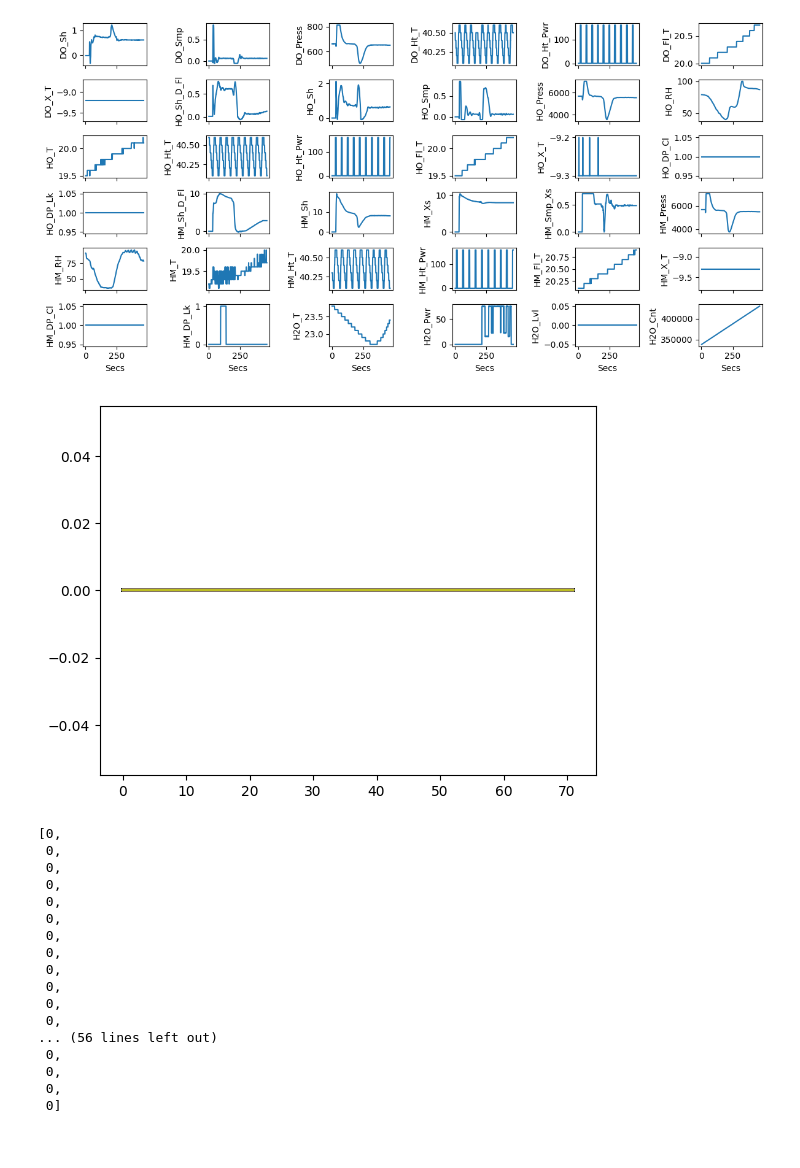
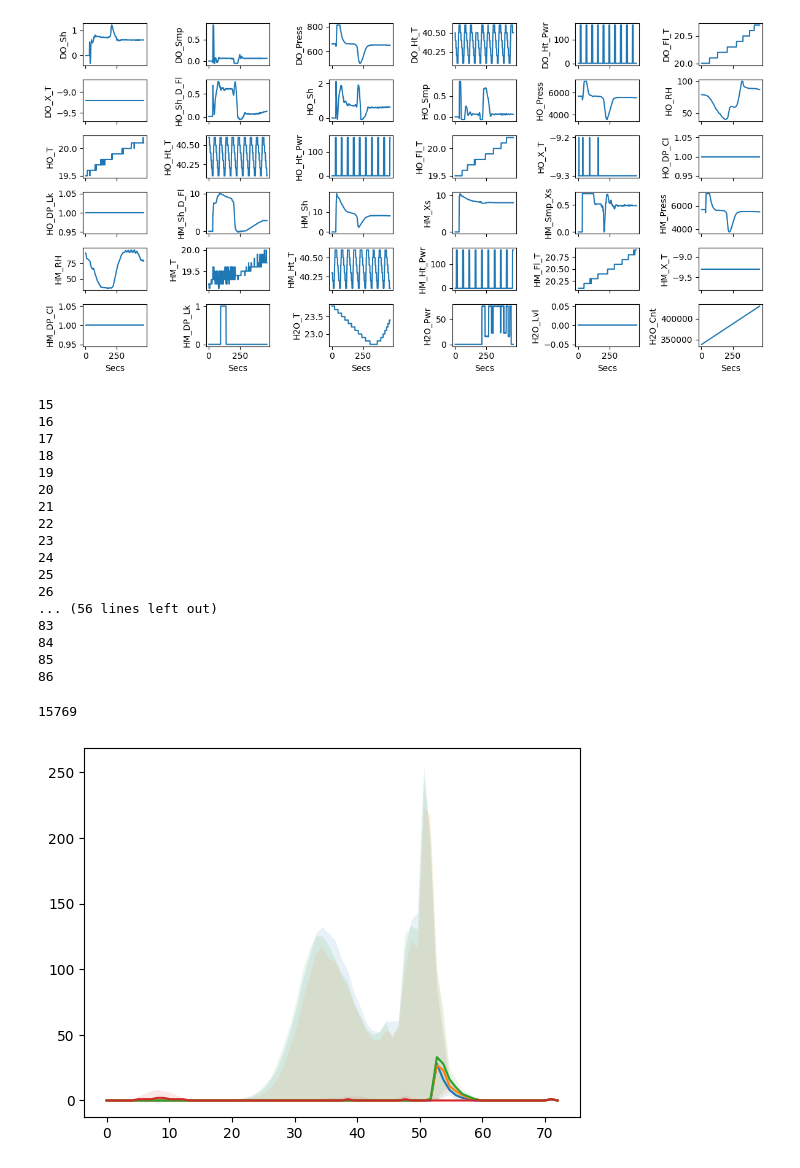
Before and after one commit to csoloff/dash, a Jupyter notebook: dash_reader.ipynb, the cells around one changed output. Drawn from its saved outputs; the diff is of its cells as text; code cells hidden in the pictures.

```diff
--- a/dash_reader.ipynb
+++ b/dash_reader.ipynb
@@ -50,29 +50,42 @@ d = reader('./data/OPC_212_231217_105844.txt', "#YY/MM/DD")
 # %%
 for i in range(0,len(d)):
     num = []
-    for k in d.keys():
+    for i, k in enumerate(d.keys()):
         if 'bin' in k:
+            print(i)
             num.append(d.iloc[100][k])
+    break
     plt.plot(num)
 # %% [output]
-[figure, removed]
+15
+16
+17
+18
+19
+20
+21
+22
+23
+24
+25
+26
+... (56 lines left out)
+83
+84
+85
+86
-# %%
-num
-# %% [output]
-[0,
- 0,
- 0,
- 0,
- 0,
- 0,
- 0,
- 0,
- 0,
- 0,
- 0,
- 0,
-... (56 lines left out)
- 0,
- 0,
- 0,
- 0]
+# %%
+len(d)
+# %% [output]
+15769
+# %%
+bd = d.groupby(d.index // 5000).median(numeric_only=True)
+bd_25 = d.groupby(d.index // 5000).quantile(.25, numeric_only=True)
+bd_75 = d.groupby(d.index // 5000).quantile(.75, numeric_only=True)
+for i in range(0,len(bd)):
+    x = np.linspace(0,72,72)
+    y = bd.iloc[i,15:87]
+    plt.plot(x, y)
+    plt.fill_between(x, bd_25.iloc[i,15:87], bd_75.iloc[i,15:87], alpha=.1)
+# %% [output]
+[figure, added]
```
